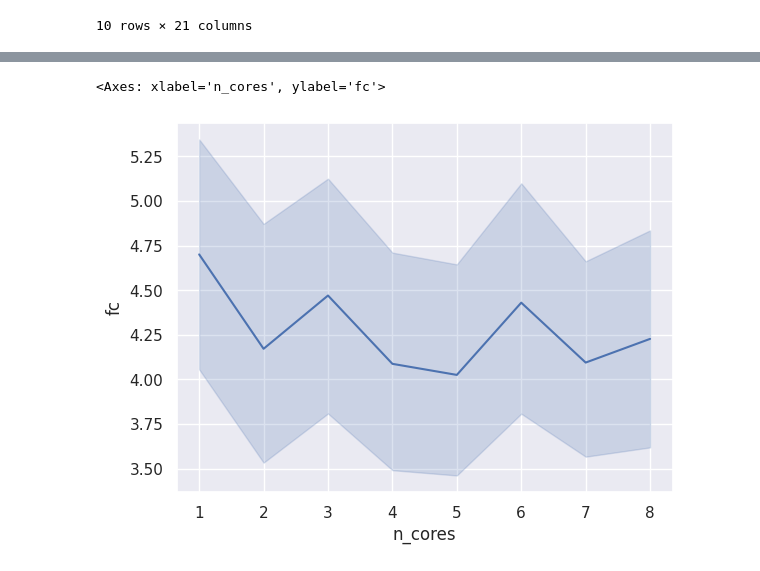
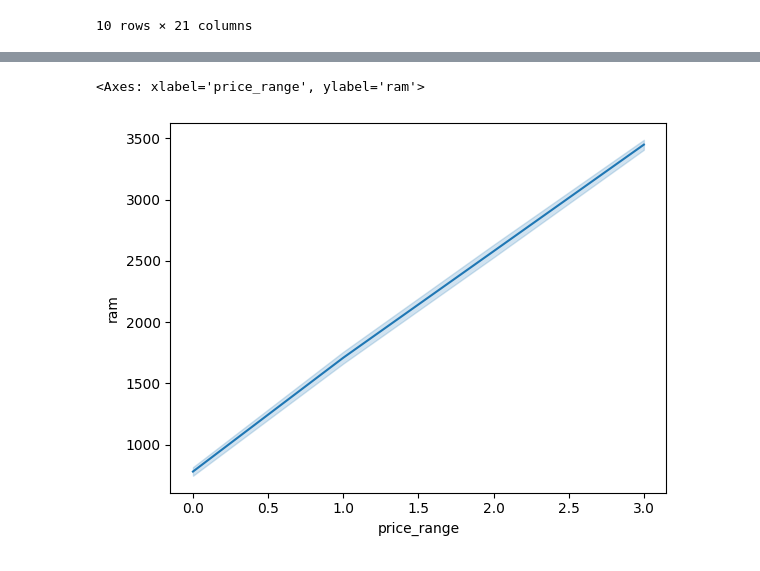
Before and after one commit to d1alekt1k8/rep_iis_lab1, a Jupyter notebook: eda/eda.ipynb, the cells around one changed output, grey strips where cells are left out. Drawn from its saved outputs; the diff is of its cells as text; code cells hidden in the pictures.

```diff
--- a/eda/eda.ipynb
+++ b/eda/eda.ipynb
@@ -303,3 +302,0 @@ sns.lineplot(df,x='wifi',y='talk_time')
-# %%
-sns.set_theme(style='darkgrid')
-sns.displot(df, x='n_cores', y='talk_time', facet_kws=dict(margin_titles=True))
@@ -309,5 +320,5 @@ sns.displot(df, x='n_cores', y='talk_time', facet_kws=dict(margin_titles=True))
 # %%
-sns.lineplot(df, x='n_cores', y='fc')
+sns.lineplot(df,x='price_range',y='ram')
 # %% [output]
-<Axes: xlabel='n_cores', ylabel='fc'>
+<Axes: xlabel='price_range', ylabel='ram'>
-[figure, old version]
+[figure, new version]
```
Also changed, not shown: parts of 9 cells of this notebook, 6 other files.
